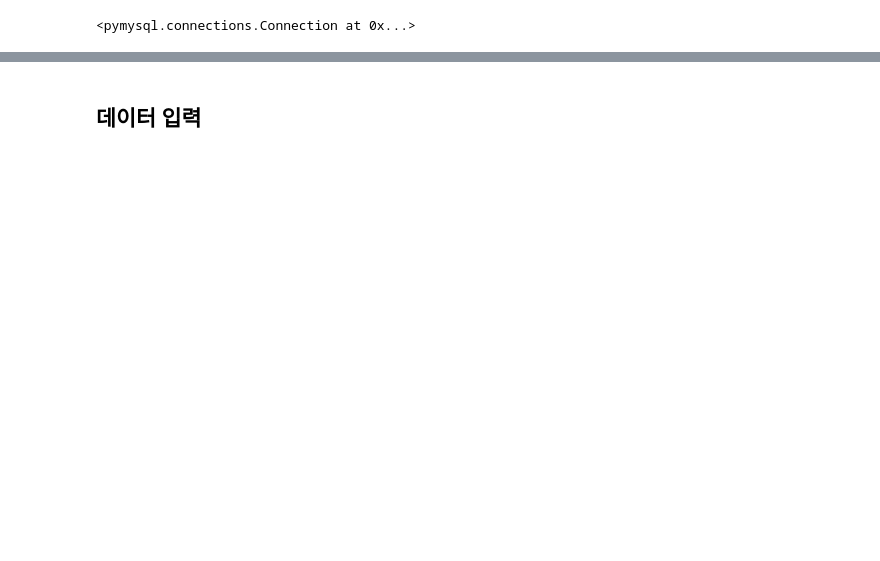
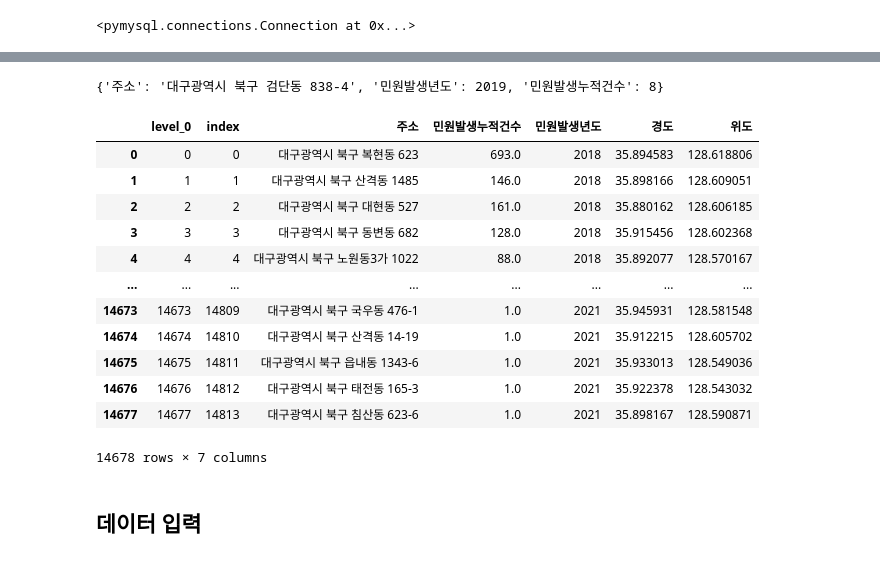
Before and after one commit to robert-min/daegu-parking, a Jupyter notebook: jupyter/illegal_parking.ipynb, the cells around one changed output, grey strips where cells are left out. Drawn from its saved outputs; the diff is of its cells as text; code cells hidden in the pictures; blank space fills up the shorter version.

```diff
--- a/jupyter/illegal_parking.ipynb
+++ b/jupyter/illegal_parking.ipynb
@@ -88,0 +145,4 @@ db.close()
+# %%
+# 중복값 합
+df_il_dup = df_test.groupby(["주소", "민원발생년도"])["민원발생누적건수"].sum().reset_index()
+df_il_dup
@@ -88,0 +180,6 @@ db.close()
+# %%
+dup_address = df_il_dup["주소"].tolist()
+dup_dict = df_il_dup.to_dict('index')
+dup_dict[0]
+# %% [output]
+{'주소': '대구광역시 북구 검단동 838-4', '민원발생년도': 2019, '민원발생누적건수': 8}
@@ -89,3 +189,20 @@ db.close()
+# %%
+df = df.reset_index()
+df
+# %% [output]
+|  | level_0 | index | 주소 | 민원발생누적건수 | 민원발생년도 | 경도 | 위도 |
+| 0 | 0 | 0 | 대구광역시 북구 복현동 623 | 693.0 | 2018 | 35.894583 | 128.618806 |
+| 1 | 1 | 1 | 대구광역시 북구 산격동 1485 | 146.0 | 2018 | 35.898166 | 128.609051 |
+| 2 | 2 | 2 | 대구광역시 북구 대현동 527 | 161.0 | 2018 | 35.880162 | 128.606185 |
+| 3 | 3 | 3 | 대구광역시 북구 동변동 682 | 128.0 | 2018 | 35.915456 | 128.602368 |
+| 4 | 4 | 4 | 대구광역시 북구 노원동3가 1022 | 88.0 | 2018 | 35.892077 | 128.570167 |
+| ... | ... | ... | ... | ... | ... | ... | ... |
+| 14673 | 14673 | 14809 | 대구광역시 북구 국우동 476-1 | 1.0 | 2021 | 35.945931 | 128.581548 |
+| 14674 | 14674 | 14810 | 대구광역시 북구 산격동 14-19 | 1.0 | 2021 | 35.912215 | 128.605702 |
+| 14675 | 14675 | 14811 | 대구광역시 북구 읍내동 1343-6 | 1.0 | 2021 | 35.933013 | 128.549036 |
+| 14676 | 14676 | 14812 | 대구광역시 북구 태전동 165-3 | 1.0 | 2021 | 35.922378 | 128.543032 |
+| 14677 | 14677 | 14813 | 대구광역시 북구 침산동 623-6 | 1.0 | 2021 | 35.898167 | 128.590871 |
+14678 rows × 7 columns
 # %% [markdown]
 ## 데이터 입력
 # %%
```
Also changed, not shown: parts of 17 cells of this notebook, 1 other file.
